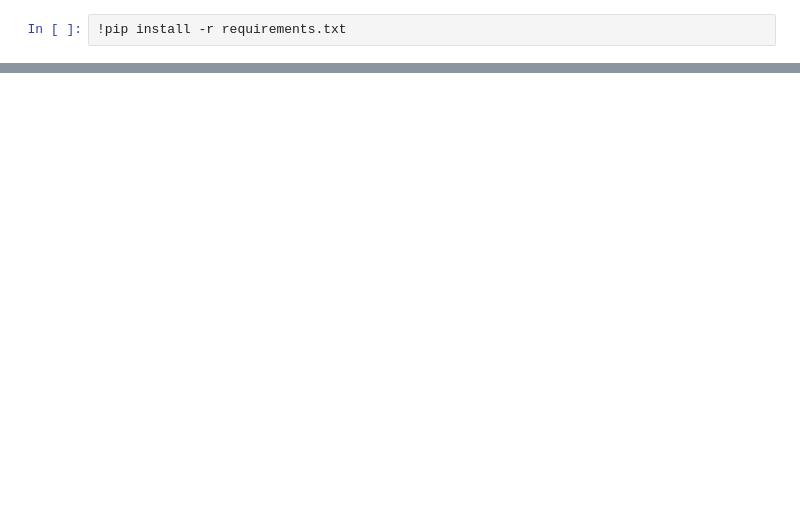
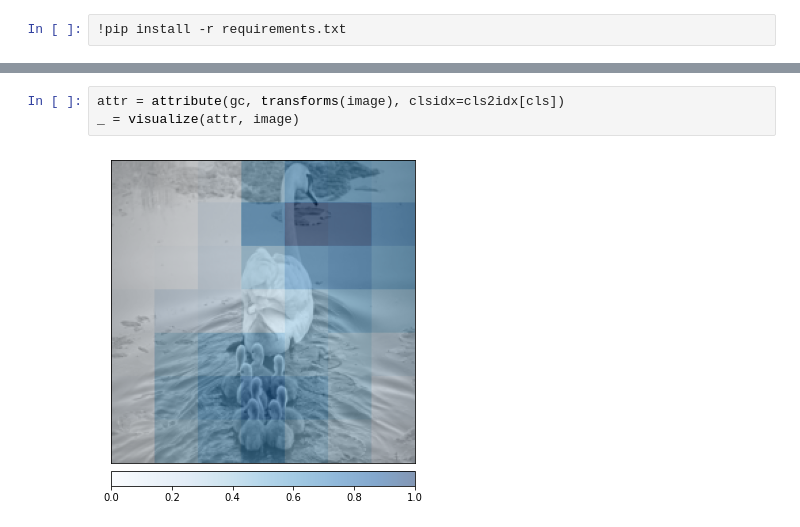
Before and after one commit to isaaccorley/CS-6463-Trust-in-AI, a Jupyter notebook: midterm/midterm.ipynb, the cells around one changed output, grey strips where cells are left out. Saved outputs shown, nothing was run; the diff lists cells and outputs as text; blank space fills up the shorter version.

```diff
--- a/midterm/midterm.ipynb
+++ b/midterm/midterm.ipynb
@@ -62,0 +92,5 @@ download_image(url)
+# %%
+attr = attribute(gc, transforms(image), clsidx=cls2idx[cls])
+_ = visualize(attr, image)
+# %% [output]
+[figure, added]
```
Also changed, not shown: parts of 44 cells of this notebook, 3 other files.
